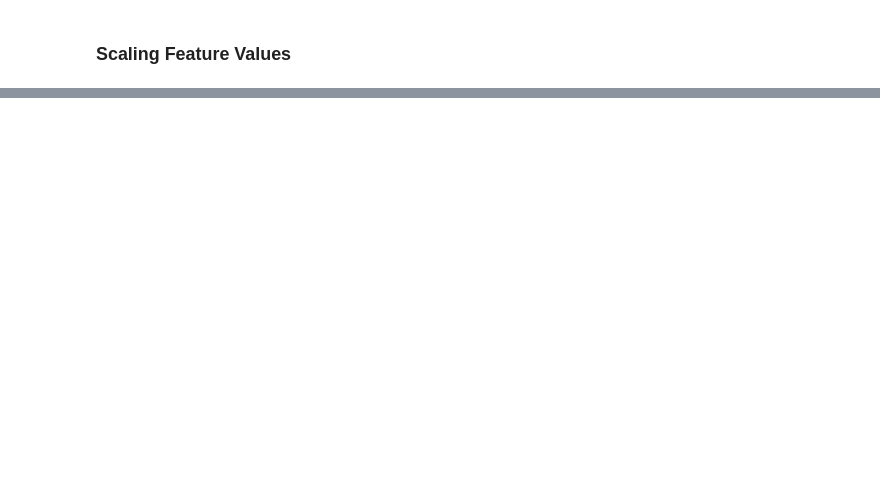
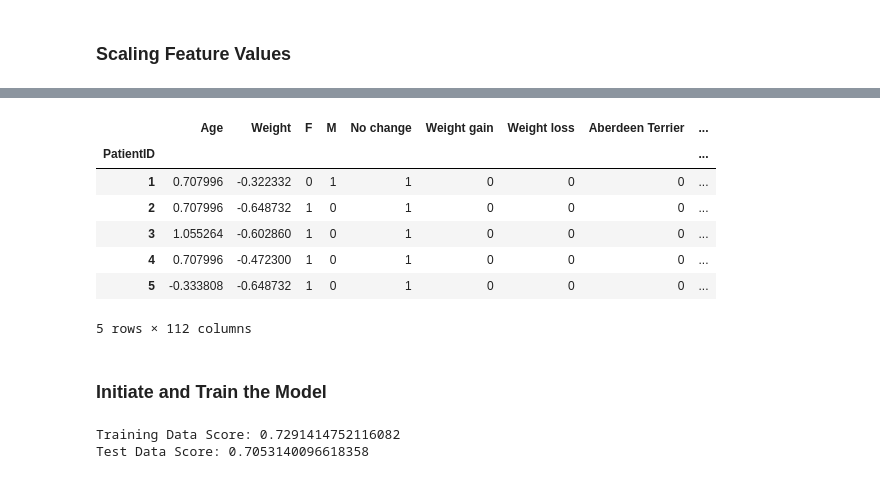
Before and after one commit to Kopixx/Project-4, a Jupyter notebook: logistic_regression_model.ipynb, the cells around one changed output, grey strips where cells are left out. Saved outputs shown, nothing was run; the diff lists cells and outputs as text; code cells hidden in the pictures; blank space fills up the shorter version.

Commit message:
Logistic Regression file updated

```diff
--- a/logistic_regression_model.ipynb
+++ b/logistic_regression_model.ipynb
@@ -83,0 +271,6 @@ dtype: object
+# %%
+#Remove rows with na values
+scaled_df = scaled_df.dropna(axis=0)
+
+#Check df
+scaled_df.isna().sum().sort_values()
@@ -83,0 +306,15 @@ dtype: object
+# %%
+#Save the independent variables
+X = scaled_df.iloc[:, :-1]
+
+#Check df
+X.head()
+# %% [output]
+|  | Age | Weight | F | M | No change | Weight gain | Weight loss | Aberdeen Terrier | ... |
+| PatientID |  |  |  |  |  |  |  |  | ... |
+| 1 | 0.707996 | -0.322332 | 0 | 1 | 1 | 0 | 0 | 0 | ... |
+| 2 | 0.707996 | -0.648732 | 1 | 0 | 1 | 0 | 0 | 0 | ... |
+| 3 | 1.055264 | -0.602860 | 1 | 0 | 1 | 0 | 0 | 0 | ... |
+| 4 | 0.707996 | -0.472300 | 1 | 0 | 1 | 0 | 0 | 0 | ... |
+| 5 | -0.333808 | -0.648732 | 1 | 0 | 1 | 0 | 0 | 0 | ... |
+5 rows × 112 columns
@@ -83,0 +324,18 @@ dtype: object
+# %% [markdown]
+### Initiate and Train the Model
+# %%
+#Initiate model limited to 200 iterations
+LR_model = LogisticRegression(solver='lbfgs', max_iter=200, random_state=42)
+
+#Fit training data to the model
+LR_model.fit(X_train, Y_train)
+
+#Print the training and test scores for the model
+training_score = LR_model.score(X_train, Y_train)
+test_score = LR_model.score(X_test, Y_test)
+
+print(f"Training Data Score: {training_score}")
+print(f"Test Data Score: {test_score}")
+# %% [output]
+Training Data Score: 0.7291414752116082
+Test Data Score: 0.7053140096618358
```
Also changed, not shown: parts of 23 cells of this notebook, 1 other file.
